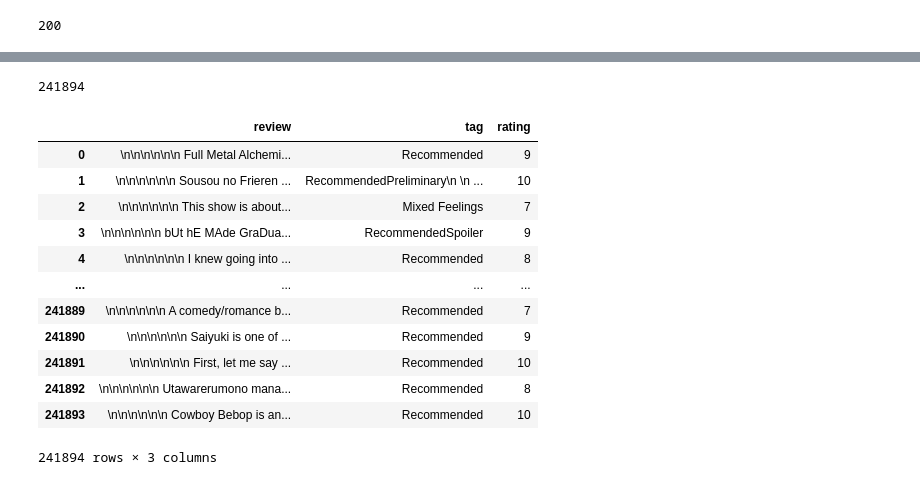
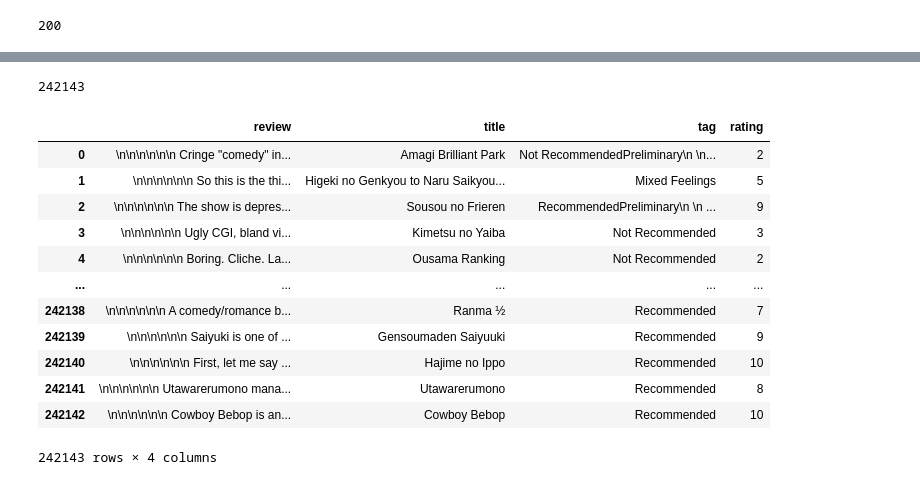
Before and after one commit to svetaku/Anime-Review-Analysis, a Jupyter notebook: scraping_reviews.ipynb, the cells around one changed output, grey strips where cells are left out. Drawn from its saved outputs; the diff is of its cells as text; code cells hidden in the pictures.

```diff
--- a/scraping_reviews.ipynb
+++ b/scraping_reviews.ipynb
@@ -12,6 +12,5 @@ headers = {
 }
 page = rq.get(url, headers=headers)
 print(page.status_code)
-soup = BeautifulSoup(page.text, 'html.parser')
 # %% [output]
 200
@@ -20,6 +17,6 @@ soup.find_all(attrs={"class": "review-element js-review-element"})
 # %%
 url_nopage = 'https://myanimelist.net/reviews.php?t=anime&filter_check=&filter_hide=&preliminary=on&spoiler=on&p='
-page_num = 1
+page_num = 0
 url = url_nopage + str(page_num)
 page = rq.get(url, headers=headers)
 review_dict = {}
@@ -29,10 +26,11 @@ while page.status_code == 200:
     soup = BeautifulSoup(page.text, 'html.parser')
     for item in soup.find_all(attrs={"class": "review-element js-review-element"}):
         try:
+            title = item(attrs={"class": "title ga-click"})[0].get_text()
             tag = item(attrs={"class": "tags"})[0].get_text()
             review = item(attrs={"class": "text"})[0].get_text()
             rating = item(attrs={"class": "num"})[0].get_text()
-            review_dict[review] = (tag, rating)
+            review_dict[review] = (title, tag, rating)
         except:
             continue
     page_num +=1
@@ -43,35 +59,35 @@ all_reviews_dict.update(review_dict)
 # %%
 len(list(all_reviews_dict.items()))
 # %% [output]
-241894
+242143
 # %%
-import pickle
+# import pickle
 
-with open('all_reviews_dict.pkl', 'wb') as f:
-    pickle.dump(all_reviews_dict, f)
+# with open('all_reviews_dict.pkl', 'wb') as f:
+#     pickle.dump(all_reviews_dict, f)
 # %%
 import pickle
 
 with open('all_reviews_dict.pkl', 'rb') as f:
-    all_reviews = pickle.load(f)
+    all_reviews_dict = pickle.load(f)
 # %%
-df = pd.DataFrame(list(all_reviews.values()), columns=['tag', 'rating'], index = list(all_reviews.keys()))
+df = pd.DataFrame(list(all_reviews_dict.values()), columns=['title', 'tag', 'rating'], index = list(all_reviews_dict.keys()))
 df.reset_index(inplace=True)
 df.rename(columns={'index': 'review'}, inplace=True)
 df
 # %% [output]
-|  | review | tag | rating |
-| 0 | \n\n\n\n\n\n Full Metal Alchemi... | Recommended | 9 |
-| 1 | \n\n\n\n\n\n Sousou no Frieren ... | RecommendedPreliminary\n \n ... | 10 |
-| 2 | \n\n\n\n\n\n This show is about... | Mixed Feelings | 7 |
-| 3 | \n\n\n\n\n\n bUt hE MAde GraDua... | RecommendedSpoiler | 9 |
-| 4 | \n\n\n\n\n\n I knew going into ... | Recommended | 8 |
-| ... | ... | ... | ... |
-| 241889 | \n\n\n\n\n\n A comedy/romance b... | Recommended | 7 |
-| 241890 | \n\n\n\n\n\n Saiyuki is one of ... | Recommended | 9 |
-| 241891 | \n\n\n\n\n\n First, let me say ... | Recommended | 10 |
-| 241892 | \n\n\n\n\n\n Utawarerumono mana... | Recommended | 8 |
-| 241893 | \n\n\n\n\n\n Cowboy Bebop is an... | Recommended | 10 |
+|  | review | title | tag | rating |
+| 0 | \n\n\n\n\n\n Cringe "comedy" in... | Amagi Brilliant Park | Not RecommendedPreliminary\n \n... | 2 |
+| 1 | \n\n\n\n\n\n So this is the thi... | Higeki no Genkyou to Naru Saikyou... | Mixed Feelings | 5 |
+| 2 | \n\n\n\n\n\n The show is depres... | Sousou no Frieren | RecommendedPreliminary\n \n ... | 9 |
+| 3 | \n\n\n\n\n\n Ugly CGI, bland vi... | Kimetsu no Yaiba | Not Recommended | 3 |
+| 4 | \n\n\n\n\n\n Boring. Cliche. La... | Ousama Ranking | Not Recommended | 2 |
+| ... | ... | ... | ... | ... |
+| 242138 | \n\n\n\n\n\n A comedy/romance b... | Ranma ½ | Recommended | 7 |
+| 242139 | \n\n\n\n\n\n Saiyuki is one of ... | Gensoumaden Saiyuuki | Recommended | 9 |
+| 242140 | \n\n\n\n\n\n First, let me say ... | Hajime no Ippo | Recommended | 10 |
+| 242141 | \n\n\n\n\n\n Utawarerumono mana... | Utawarerumono | Recommended | 8 |
+| 242142 | \n\n\n\n\n\n Cowboy Bebop is an... | Cowboy Bebop | Recommended | 10 |
-241894 rows × 3 columns
+242143 rows × 4 columns
 # %%
 df.to_csv('reviews.csv', sep=';', encoding='utf-8')
```
Also changed, not shown: parts of 2 cells of this notebook.
